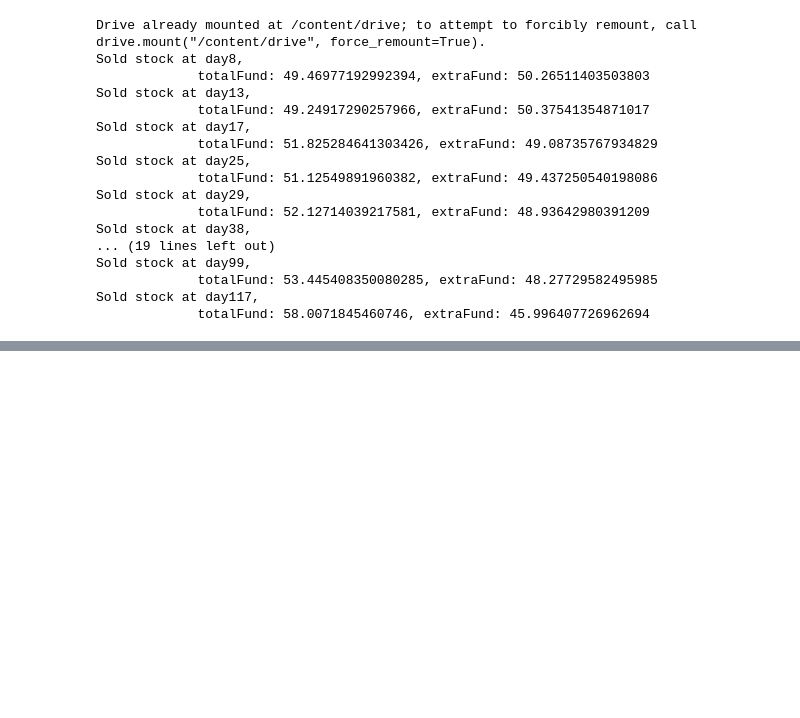
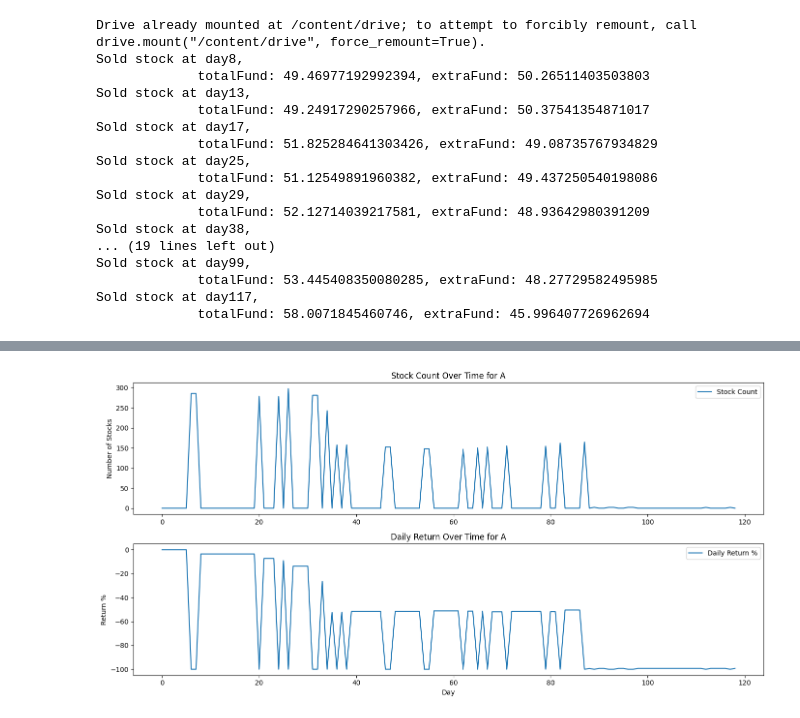
Before and after one commit to Mr-Wonderfool/Stock-Price-Prediction, a Jupyter notebook: dynamic_stock_all.ipynb, the cells around one changed output, grey strips where cells are left out. Cells and saved outputs as stored; diff of their text form; code cells hidden in the pictures; blank space fills up the shorter version.

```diff
--- a/dynamic_stock_all.ipynb
+++ b/dynamic_stock_all.ipynb
@@ -162,0 +163,93 @@ Total Return Rate: 76.44%
+# %%
+import pandas as pd
+import numpy as np
+import matplotlib.pyplot as plt
+from google.colab import drive
+
+drive.mount('/content/drive')
+
+def dynamic_stock(totalFund, y_predict, y_true, global_extra_fund):
+    initial_total_fund = totalFund
+    stockNum = 0
+    has_stock = False
+    stock_count = []  # Record of stock counts
+    daily_returns = []  # Record of daily return percentages
+
+    for today in range(len(y_predict) - 1):
+        daily_return = (totalFund - initial_total_fund) / initial_total_fund * 100
+        daily_returns.append(daily_return)
+        stock_count.append(stockNum)
+
+        if y_predict[today + 1] > y_true[today] and not has_stock:
+            stockNum = totalFund / y_true[today]
+            totalFund = 0
+            has_stock = True
+        elif y_predict[today + 1] < y_true[today] and has_stock:
+            totalFund = stockNum * y_true[today]
+            stockNum = 0
+            has_stock = False
+
+            if totalFund > initial_total_fund:
+                increment = (totalFund - initial_total_fund)
+                if global_extra_fund[0] >= increment:
+                    global_extra_fund[0] -= increment
+                    totalFund += increment
+            else:
+                decrement = (initial_total_fund - totalFund)
+                if totalFund > decrement:
+                    totalFund -= decrement
+                    global_extra_fund[0] += decrement
+
+    if has_stock:
+        totalFund = stockNum * y_true[-1]
+
+    return totalFund, stock_count, daily_returns
+
+def calculate_total_returns(weights):
+    companies = ['A', 'AA', 'ABC', 'ABCB', 'ACLS', 'ACNB', 'ADBE', 'ADP', 'AEG', 'AIR']
+    total_fund = 600000
+    total_initial_fund = total_fund + extraFund
+    total_final_fund = 0
+
+    total_weight = sum(weights.values())
+    allocated_funds = {comp: (weight / total_weight) * total_fund for comp, weight in weights.items()}
+    global_extra_fund = [extraFund]
+
+    for company in companies:
+        file_path = f'/content/drive/MyDrive/predictions/{company}_predictions.csv'
+        df = pd.read_csv(file_path)
+        y_predict = df['Predictions'].values
+        y_true = df['Actual'].values
+        allocated_fund = allocated_funds[company]
+        final_fund, stock_counts, daily_returns = dynamic_stock(allocated_fund, y_predict, y_true, global_extra_fund)
+        total_final_fund += final_fund
+
+        # Plot stock counts and daily returns for each stock
+        plt.figure(figsize=(14, 7))
+        plt.subplot(2, 1, 1)
+        plt.plot(stock_counts, label='Stock Count')
+        plt.title(f'Stock Count Over Time for {company}')
+        plt.ylabel('Number of Stocks')
+        plt.legend()
+
+        plt.subplot(2, 1, 2)
+        plt.plot(daily_returns, label='Daily Return %')
+        plt.title(f'Daily Return Over Time for {company}')
+        plt.ylabel('Return %')
+        plt.xlabel('Day')
+        plt.legend()
+
+        plt.tight_layout()
+        plt.show()
+
+    total_return_rate = (total_final_fund - total_initial_fund + global_extra_fund[0]) / total_initial_fund * 100
+    print(f"Total Return Rate: {total_return_rate:.2f}%, Remaining Extra Fund: {global_extra_fund[0]}")
+
+if __name__ == '__main__':
+    weights = {
+        'A': 3.687049859524796, 'AA': 2.219831145816969, 'ABC': 3.1676117011522384, 'ABCB': 4.337304887824643,
+        'ACLS': 3.4969123897615013, 'ACNB': 23.896297604274523, 'ADBE': 47.189297012758736, 'ADP': 6.802566702378293,
+        'AEG': 1.6770488395957608, 'AIR': 3.5260798569125256
+    }
+    calculate_total_returns(weights)
+# %% [output]
@@ -162,0 +257 @@ Total Return Rate: 76.44%
+[figure, added]
```
Also changed, not shown: parts of 3 cells of this notebook.
